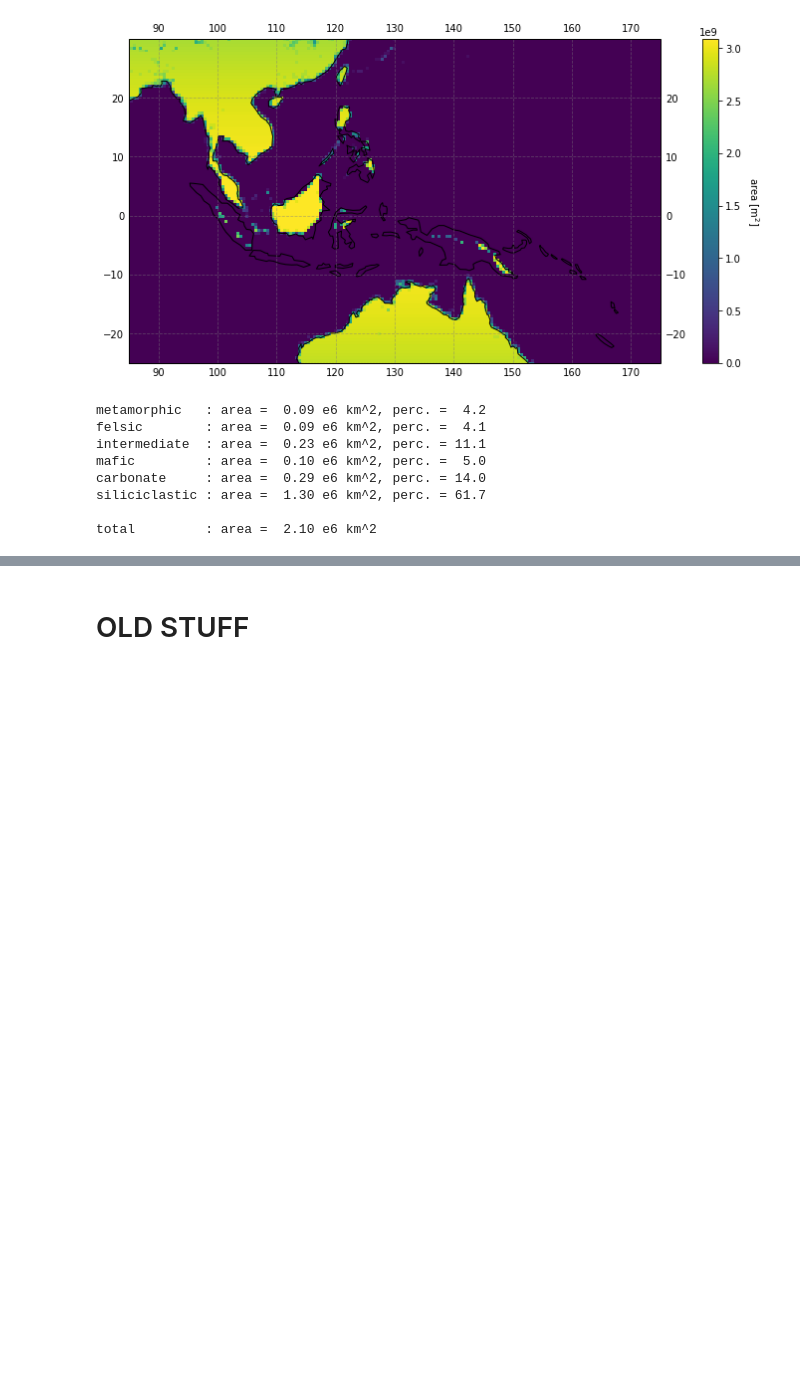
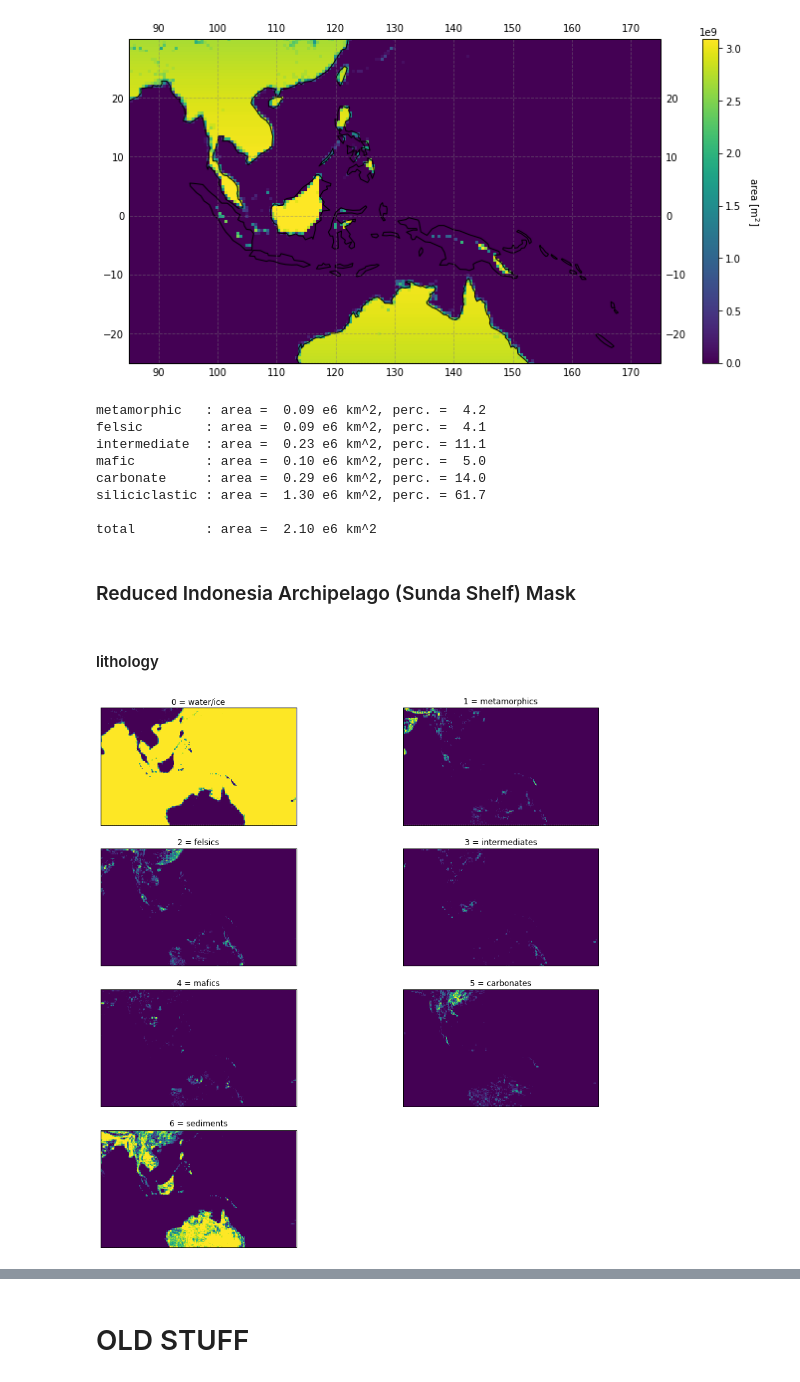
Before and after one commit to Swanson-Hysell-Group/GEOCLIM_Modern, a Jupyter notebook: Code/Notebooks/lithology_masks_7d.ipynb, the cells around one changed output, grey strips where cells are left out. Cells and saved outputs as stored; diff of their text form; code cells hidden in the pictures; blank space fills up the shorter version.

Commit message:
work in progress for creating Sunda Shelf mask

```diff
--- a/Code/Notebooks/lithology_masks_7d.ipynb
+++ b/Code/Notebooks/lithology_masks_7d.ipynb
@@ -1066,3 +1066,35 @@ carbonate     : area =  0.29 e6 km^2, perc. = 14.0
 siliciclastic : area =  1.30 e6 km^2, perc. = 61.7
 
 total         : area =  2.10 e6 km^2
+# %% [markdown]
+### Reduced Indonesia Archipelago (Sunda Shelf) Mask
+# %% [markdown]
+#### lithology
+# %%
+lith_mask_redIAsunda = lith_mask_360_720.copy()
+
+lith_mask_redIAsunda[:,:,1] = lith_mask_redIAsunda[:,:,1] * redIA_cell_fraction
+lith_mask_redIAsunda[:,:,2] = lith_mask_redIAsunda[:,:,2] * redIA_cell_fraction
+lith_mask_redIAsunda[:,:,3] = lith_mask_redIAsunda[:,:,3] * redIA_cell_fraction
+lith_mask_redIAsunda[:,:,4] = lith_mask_redIAsunda[:,:,4] * redIA_cell_fraction
+lith_mask_redIAsunda[:,:,5] = lith_mask_redIAsunda[:,:,5] * redIA_cell_fraction
+lith_mask_redIAsunda[:,:,6] = lith_mask_redIAsunda[:,:,6] * redIA_cell_fraction
+
+lith_mask_redIAsunda[:,:,0] = np.ones(np.shape(lith_mask_redIAsunda[:,:,0])) - np.sum(lith_mask_redIAsunda[:,:,1:], axis=2)
+# %%
+fig = plt.figure(figsize=(15,15))
+
+for i in range(7):
+    ax = plt.subplot(4,2,i+1, projection=ccrs.PlateCarree())
+
+    z = lith_mask_redIAsunda[:,:,i]
+    im = ax.pcolormesh(lon_360_720, lat_360_720, z, transform=ccrs.PlateCarree())
+
+    ax.set_title(lith_class[i])
+    ax.set_xlim(80,180)
+    ax.set_ylim(-30,30)
+
+fig.tight_layout()
+plt.show(fig)
+# %% [output]
+[figure, added]
```
Also changed, not shown: parts of 16 cells of this notebook.
